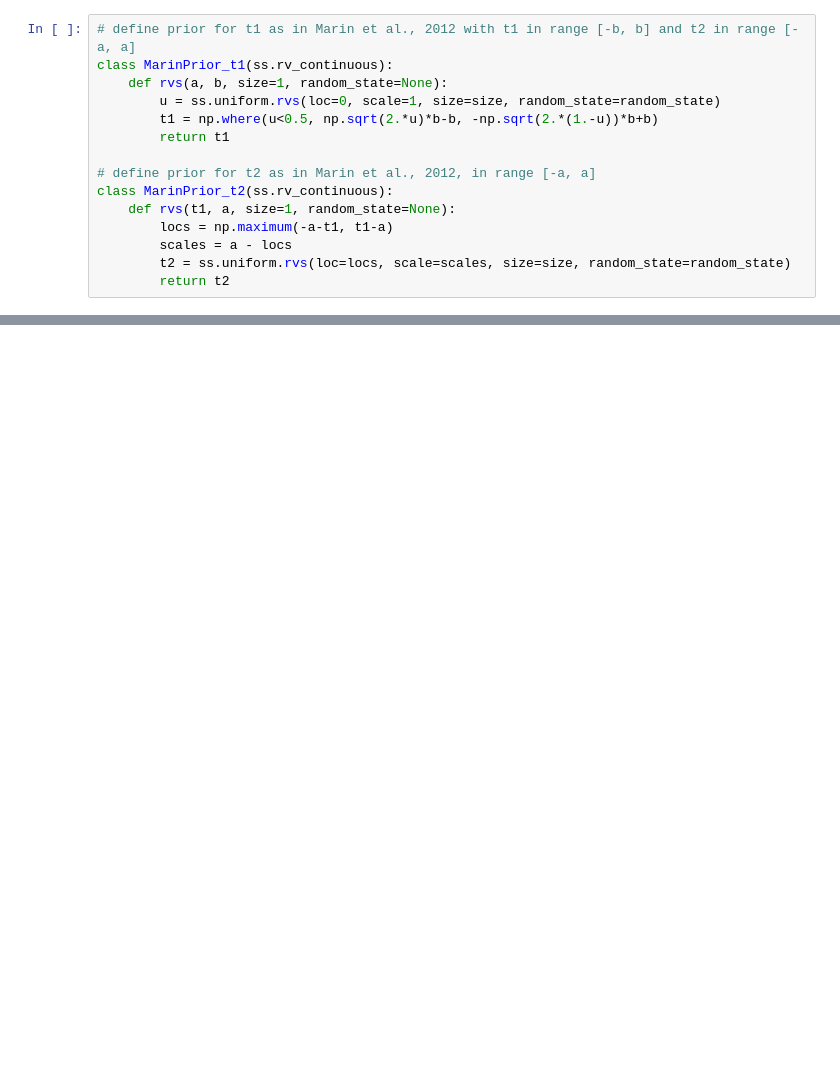
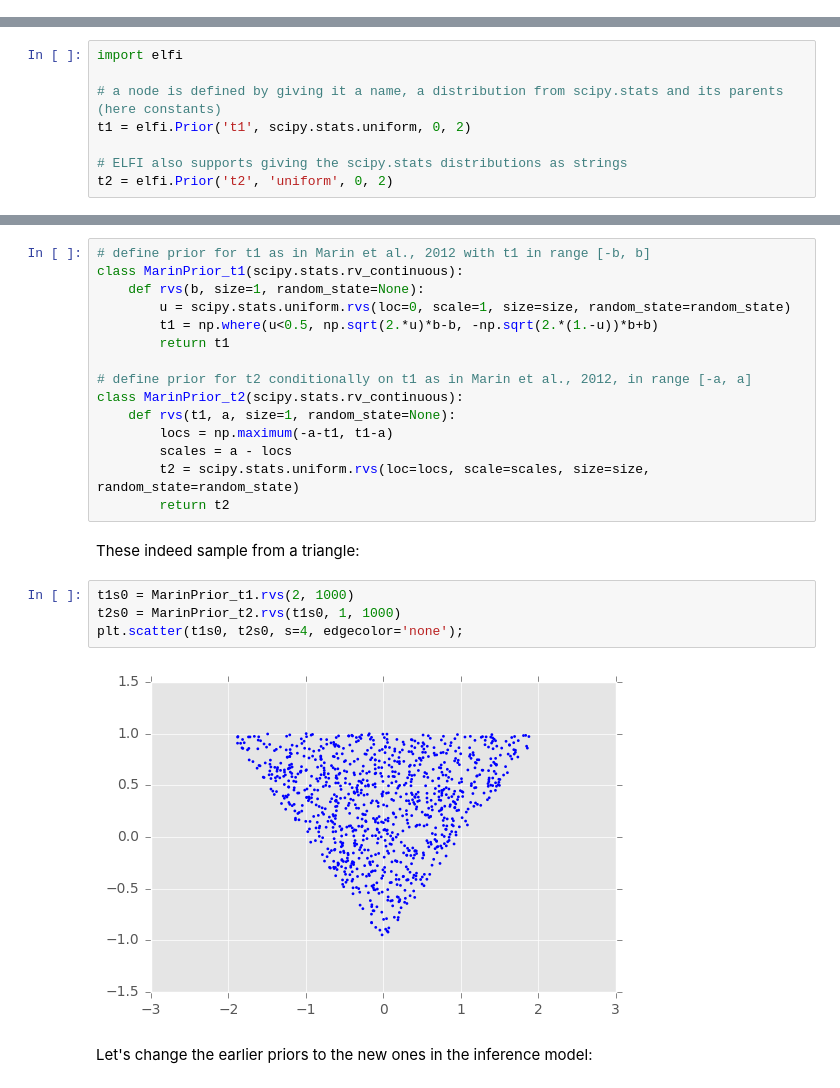
Before and after one commit to elfi-dev/elfi, a Jupyter notebook: notebooks/ma2_example.ipynb, the cells around one changed output, grey strips where cells are left out. Saved outputs shown, nothing was run; the diff lists cells and outputs as text; blank space fills up the shorter version.

```diff
--- a/notebooks/ma2_example.ipynb
+++ b/notebooks/ma2_example.ipynb
@@ -32,15 +0,0 @@ plt.scatter(np.arange(-2,n), latents);
-# %%
-# define prior for t1 as in Marin et al., 2012 with t1 in range [-b, b] and t2 in range [-a, a]
-class MarinPrior_t1(ss.rv_continuous):
-    def rvs(a, b, size=1, random_state=None):
-        u = ss.uniform.rvs(loc=0, scale=1, size=size, random_state=random_state)
-        t1 = np.where(u<0.5, np.sqrt(2.*u)*b-b, -np.sqrt(2.*(1.-u))*b+b)
-        return t1
-
-# define prior for t2 as in Marin et al., 2012, in range [-a, a]
-class MarinPrior_t2(ss.rv_continuous):
-    def rvs(t1, a, size=1, random_state=None):
-        locs = np.maximum(-a-t1, t1-a)
-        scales = a - locs
-        t2 = ss.uniform.rvs(loc=locs, scale=scales, size=size, random_state=random_state)
-        return t2
@@ -79,0 +72,8 @@ print("Posterior means: {:.2f} {:.2f}".format(t1_post.mean(), t2_post.mean()))
+# %%
+import elfi
+
+# a node is defined by giving it a name, a distribution from scipy.stats and its parents (here constants)
+t1 = elfi.Prior('t1', scipy.stats.uniform, 0, 2)
+
+# ELFI also supports giving the scipy.stats distributions as strings
+t2 = elfi.Prior('t2', 'uniform', 0, 2)
@@ -79,0 +125,25 @@ print("Posterior means: {:.2f} {:.2f}".format(t1_post.mean(), t2_post.mean()))
+# %%
+# define prior for t1 as in Marin et al., 2012 with t1 in range [-b, b]
+class MarinPrior_t1(scipy.stats.rv_continuous):
+    def rvs(b, size=1, random_state=None):
+        u = scipy.stats.uniform.rvs(loc=0, scale=1, size=size, random_state=random_state)
+        t1 = np.where(u<0.5, np.sqrt(2.*u)*b-b, -np.sqrt(2.*(1.-u))*b+b)
+        return t1
+
+# define prior for t2 conditionally on t1 as in Marin et al., 2012, in range [-a, a]
+class MarinPrior_t2(scipy.stats.rv_continuous):
+    def rvs(t1, a, size=1, random_state=None):
+        locs = np.maximum(-a-t1, t1-a)
+        scales = a - locs
+        t2 = scipy.stats.uniform.rvs(loc=locs, scale=scales, size=size, random_state=random_state)
+        return t2
+# %% [markdown]
+These indeed sample from a triangle:
+# %%
+t1s0 = MarinPrior_t1.rvs(2, 1000)
+t2s0 = MarinPrior_t2.rvs(t1s0, 1, 1000)
+plt.scatter(t1s0, t2s0, s=4, edgecolor='none');
+# %% [output]
+[figure, added]
+# %% [markdown]
+Let's change the earlier priors to the new ones in the inference model:
```
Also changed, not shown: parts of 49 cells of this notebook, 1 other file.
